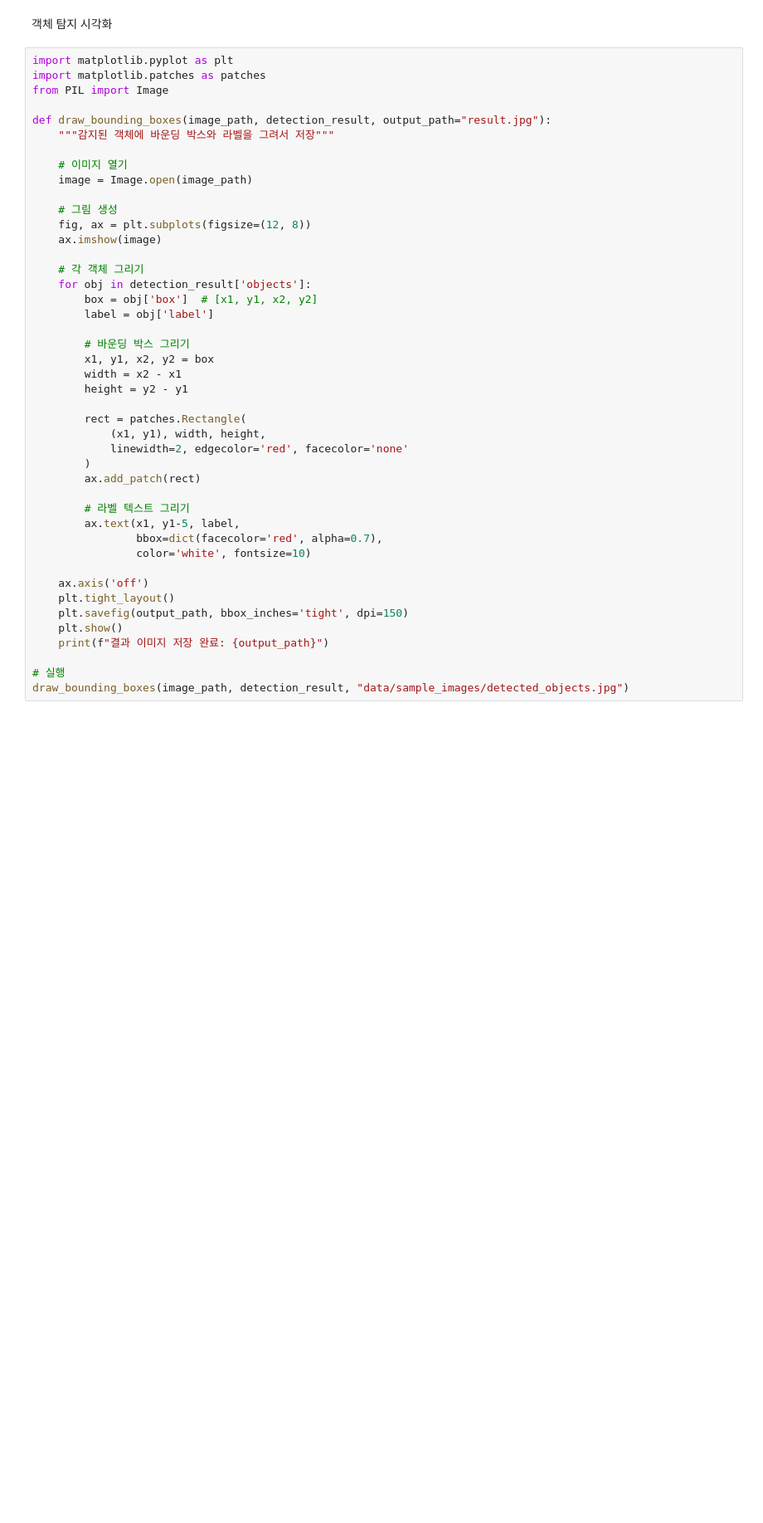
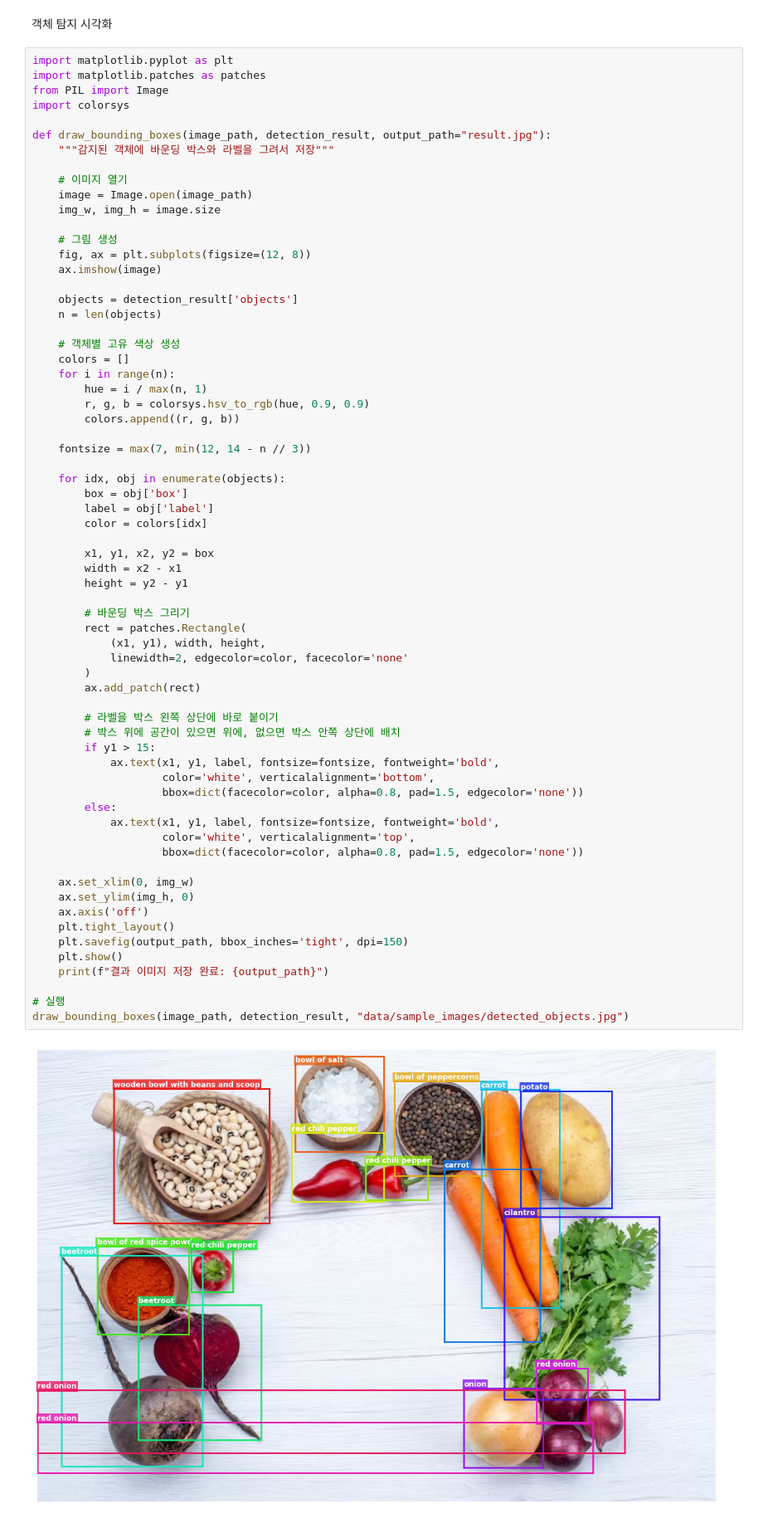
Before and after one commit to SeolMuah/text-analysis-llm, a Jupyter notebook: 기본_4_PydanticAI_이미지 이해 및 기본 사용법.ipynb, the cells around one changed output. Shown at 83% size. Saved outputs shown, nothing was run; the diff lists cells and outputs as text; blank space fills up the shorter version.

```diff
--- a/기본_4_PydanticAI_이미지 이해 및 기본 사용법.ipynb
+++ b/기본_4_PydanticAI_이미지 이해 및 기본 사용법.ipynb
@@ -389,43 +483,67 @@ detection_result = {
 import matplotlib.pyplot as plt
 import matplotlib.patches as patches
 from PIL import Image
+import colorsys
 
 def draw_bounding_boxes(image_path, detection_result, output_path="result.jpg"):
     """감지된 객체에 바운딩 박스와 라벨을 그려서 저장"""
 
     # 이미지 열기
     image = Image.open(image_path)
+    img_w, img_h = image.size
 
     # 그림 생성
     fig, ax = plt.subplots(figsize=(12, 8))
     ax.imshow(image)
 
-    # 각 객체 그리기
-    for obj in detection_result['objects']:
-        box = obj['box']  # [x1, y1, x2, y2]
+    objects = detection_result['objects']
+    n = len(objects)
+
+    # 객체별 고유 색상 생성
+    colors = []
+    for i in range(n):
+        hue = i / max(n, 1)
+        r, g, b = colorsys.hsv_to_rgb(hue, 0.9, 0.9)
+        colors.append((r, g, b))
+
+    fontsize = max(7, min(12, 14 - n // 3))
+
+    for idx, obj in enumerate(objects):
+        box = obj['box']
         label = obj['label']
+        color = colors[idx]
 
-        # 바운딩 박스 그리기
         x1, y1, x2, y2 = box
         width = x2 - x1
         height = y2 - y1
 
+        # 바운딩 박스 그리기
         rect = patches.Rectangle(
             (x1, y1), width, height,
-            linewidth=2, edgecolor='red', facecolor='none'
+            linewidth=2, edgecolor=color, facecolor='none'
         )
         ax.add_patch(rect)
 
-        # 라벨 텍스트 그리기
-        ax.text(x1, y1-5, label,
-                bbox=dict(facecolor='red', alpha=0.7),
-                color='white', fontsize=10)
+        # 라벨을 박스 왼쪽 상단에 바로 붙이기
+        # 박스 위에 공간이 있으면 위에, 없으면 박스 안쪽 상단에 배치
+        if y1 > 15:
+            ax.text(x1, y1, label, fontsize=fontsize, fontweight='bold',
+                    color='white', verticalalignment='bottom',
+                    bbox=dict(facecolor=color, alpha=0.8, pad=1.5, edgecolor='none'))
+        else:
+            ax.text(x1, y1, label, fontsize=fontsize, fontweight='bold',
+                    color='white', verticalalignment='top',
+                    bbox=dict(facecolor=color, alpha=0.8, pad=1.5, edgecolor='none'))
 
+    ax.set_xlim(0, img_w)
+    ax.set_ylim(img_h, 0)
     ax.axis('off')
     plt.tight_layout()
     plt.savefig(output_path, bbox_inches='tight', dpi=150)
     plt.show()
     print(f"결과 이미지 저장 완료: {output_path}")
 
 # 실행
 draw_bounding_boxes(image_path, detection_result, "data/sample_images/detected_objects.jpg")
+# %% [output]
+[figure, added]
```
Also changed, not shown: parts of 8 cells of this notebook, 48 other files.
